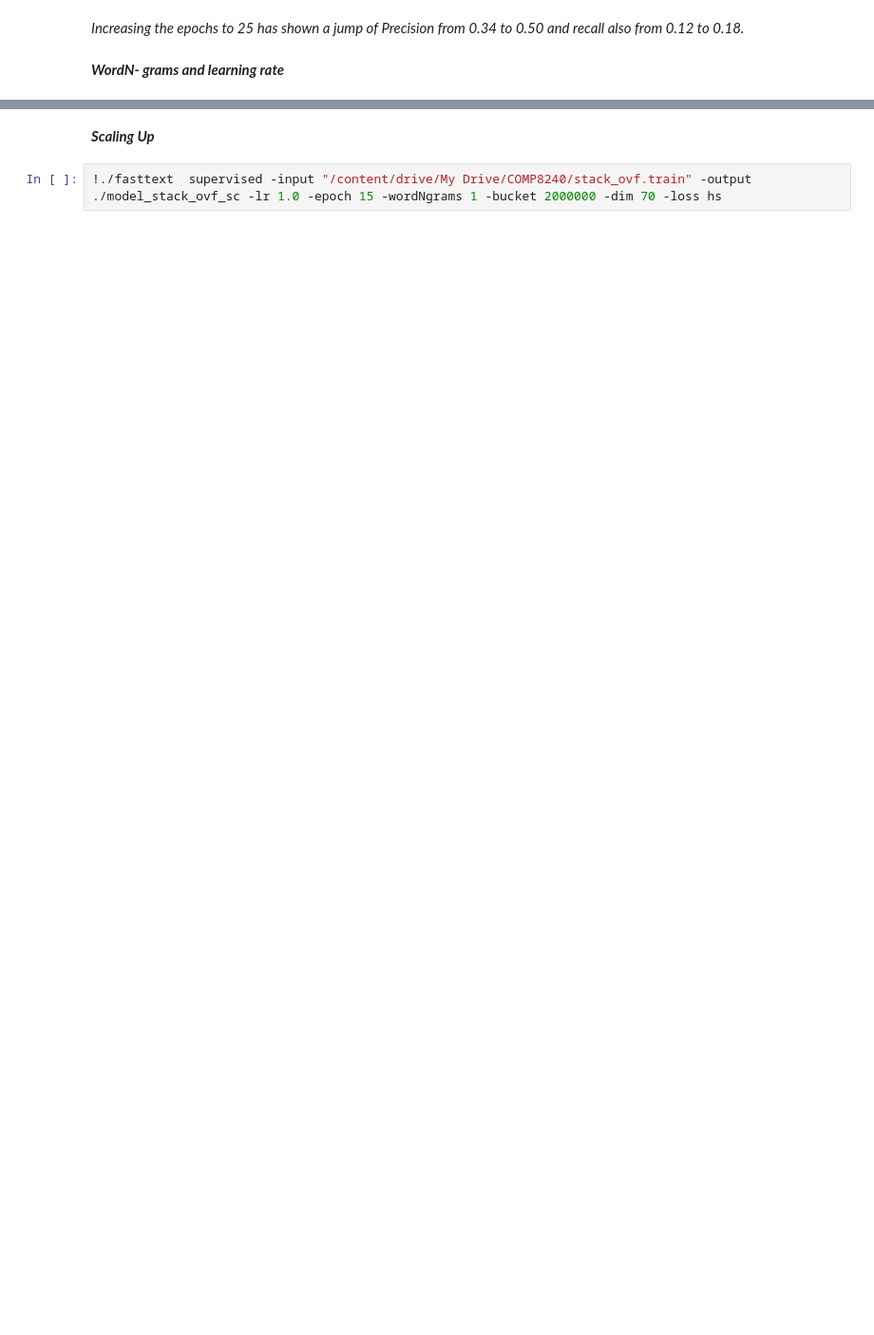
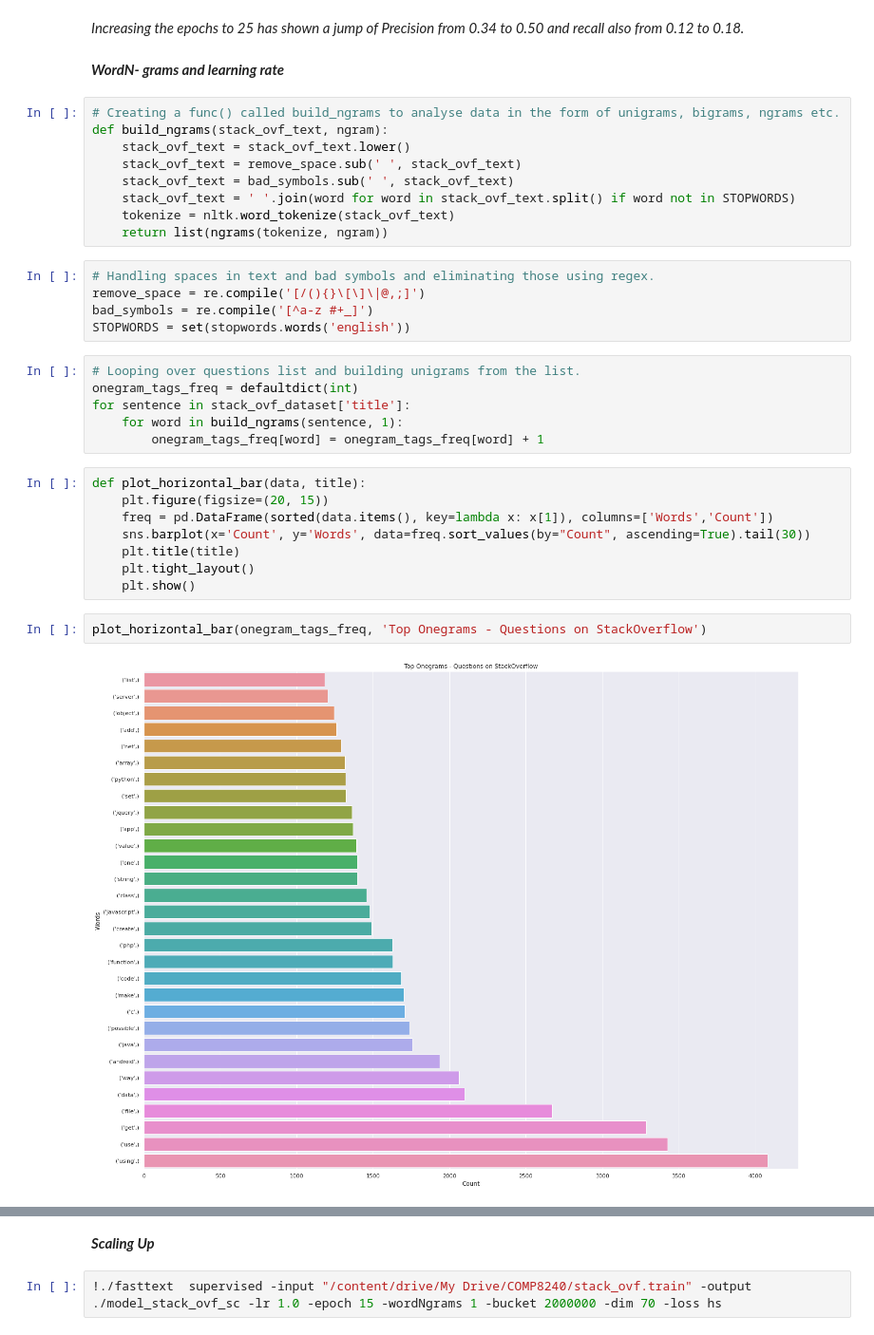
Before and after one commit to agamkachhal/COMP8240_GroupS, a Jupyter notebook: stackoverflowposts_analysis.ipynb, the cells around one changed output, grey strips where cells are left out. Shown at 95% size. Drawn from its saved outputs; the diff is of its cells as text; blank space fills up the shorter version.

Commit message:
StackOverflow Posts: fastText : Unigram & Bigram Plots

```diff
--- a/stackoverflowposts_analysis.ipynb
+++ b/stackoverflowposts_analysis.ipynb
@@ -523,3 +508,35 @@ epoch25_score
 _Increasing the epochs to 25 has shown a jump of Precision from 0.34 to 0.50 and recall also from 0.12 to 0.18._
 # %% [markdown]
 **_WordN- grams and learning rate_**
+# %%
+# Creating a func() called build_ngrams to analyse data in the form of unigrams, bigrams, ngrams etc.
+def build_ngrams(stack_ovf_text, ngram):
+    stack_ovf_text = stack_ovf_text.lower()
+    stack_ovf_text = remove_space.sub(' ', stack_ovf_text)
+    stack_ovf_text = bad_symbols.sub(' ', stack_ovf_text)
+    stack_ovf_text = ' '.join(word for word in stack_ovf_text.split() if word not in STOPWORDS)
+    tokenize = nltk.word_tokenize(stack_ovf_text)
+    return list(ngrams(tokenize, ngram))
+# %%
+# Handling spaces in text and bad symbols and eliminating those using regex.
+remove_space = re.compile('[/(){}\[\]\|@,;]')
+bad_symbols = re.compile('[^a-z #+_]')
+STOPWORDS = set(stopwords.words('english'))
+# %%
+# Looping over questions list and building unigrams from the list.
+onegram_tags_freq = defaultdict(int)
+for sentence in stack_ovf_dataset['title']:
+    for word in build_ngrams(sentence, 1):
+        onegram_tags_freq[word] = onegram_tags_freq[word] + 1
+# %%
+def plot_horizontal_bar(data, title):
+    plt.figure(figsize=(20, 15))
+    freq = pd.DataFrame(sorted(data.items(), key=lambda x: x[1]), columns=['Words','Count'])
+    sns.barplot(x='Count', y='Words', data=freq.sort_values(by="Count", ascending=True).tail(30))
+    plt.title(title)
+    plt.tight_layout()
+    plt.show()
+# %%
+plot_horizontal_bar(onegram_tags_freq, 'Top Onegrams - Questions on StackOverflow')
+# %% [output]
+[figure, added]
```
Also changed, not shown: parts of 26 cells of this notebook.
